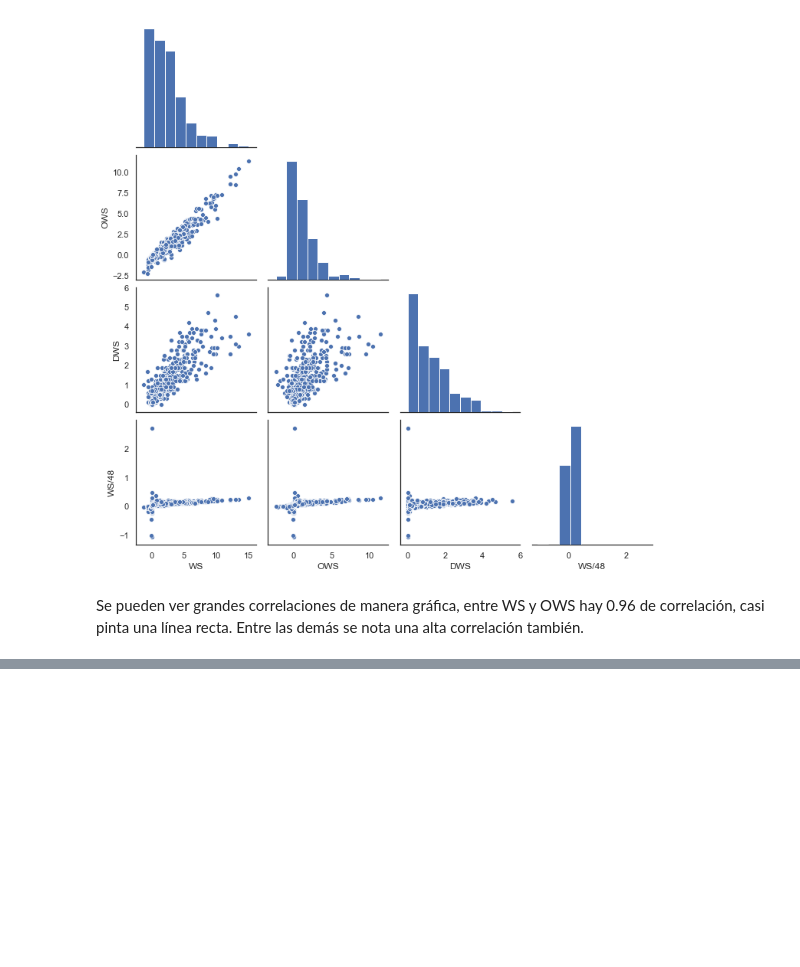
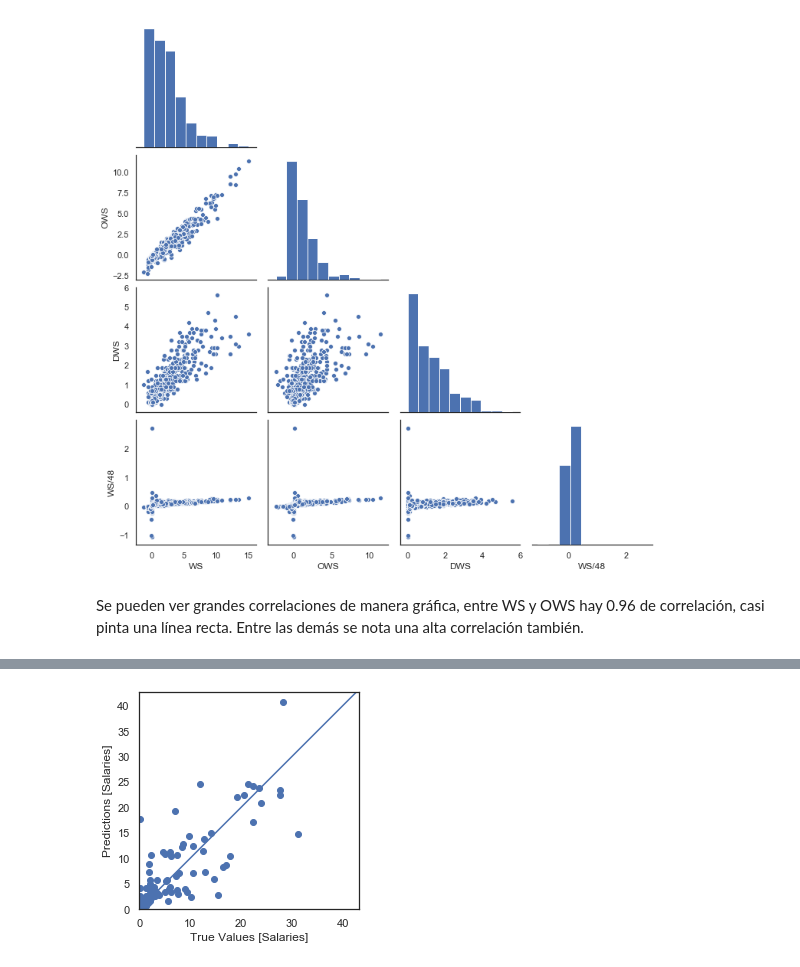
Before and after one commit to cristianm123/NBA_AnalyticsProject, a Jupyter notebook: EDA.ipynb, the cells around one changed output, grey strips where cells are left out. Saved outputs shown, nothing was run; the diff lists cells and outputs as text; code cells hidden in the pictures; blank space fills up the shorter version.

```diff
--- a/EDA.ipynb
+++ b/EDA.ipynb
@@ -375,0 +387,6 @@ Se pueden ver grandes correlaciones de manera gráfica, entre WS y OWS hay 0.96
+# %%
+salaries = salaries.dropna()
+print("Datos restantes:",len(salaries.index))
+numerical_values = salaries[salaries.columns.drop(["Player", "NBA_Country", "Tm"])]
+X = numerical_values.iloc[:, 1:]
+y = numerical_values.iloc[:,0]/1000000
@@ -375,0 +406,5 @@ Se pueden ver grandes correlaciones de manera gráfica, entre WS y OWS hay 0.96
+# %%
+scaler = StandardScaler()
+scaler.fit(X_train)
+X_train = scaler.transform(X_train)
+X_test = scaler.transform(X_test)
@@ -375,0 +488,12 @@ Se pueden ver grandes correlaciones de manera gráfica, entre WS y OWS hay 0.96
+# %%
+test_predictions = model.predict(X_test).flatten()
+plt.scatter(y_test, test_predictions)
+plt.xlabel('True Values [Salaries]')
+plt.ylabel('Predictions [Salaries]')
+plt.axis('equal')
+plt.axis('square')
+plt.xlim([0,plt.xlim()[1]])
+plt.ylim([0,plt.ylim()[1]])
+_ = plt.plot([0, 5E7], [0, 5E7])
+# %% [output]
+[figure, added]
```
Also changed, not shown: parts of 12 cells of this notebook.
